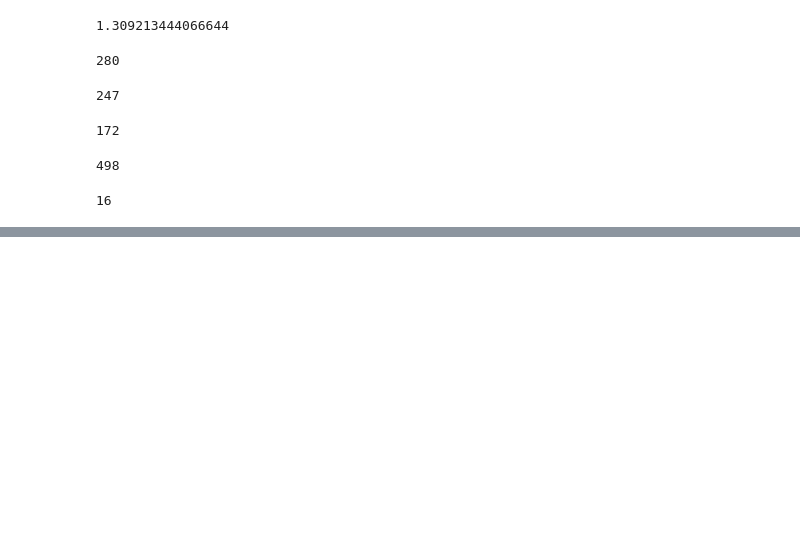
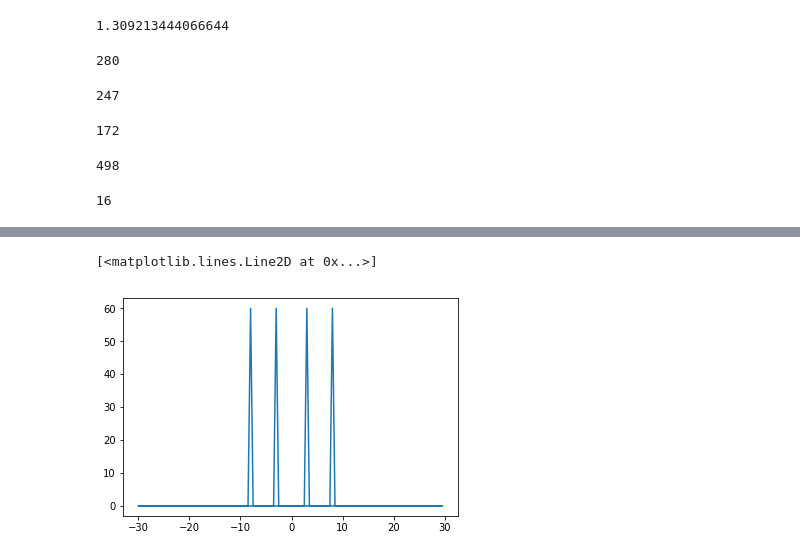
Before and after one commit to matthew-haines/starterhacks, a Jupyter notebook: collection/workbook.ipynb, the cells around one changed output, grey strips where cells are left out. Drawn from its saved outputs; the diff is of its cells as text; code cells hidden in the pictures; blank space fills up the shorter version.

```diff
--- a/collection/workbook.ipynb
+++ b/collection/workbook.ipynb
@@ -237,0 +246,7 @@ complexity(dfr.values)
+# %%
+y = scipy.fftpack.fft(x)
+freqs = scipy.fftpack.fftfreq(len(x)) * samplingrate
+plt.plot(freqs, np.abs(y))
+# %% [output]
+[<matplotlib.lines.Line2D at 0x...>]
+[figure, added]
```
Also changed, not shown: parts of 26 cells of this notebook, 7 other files.
